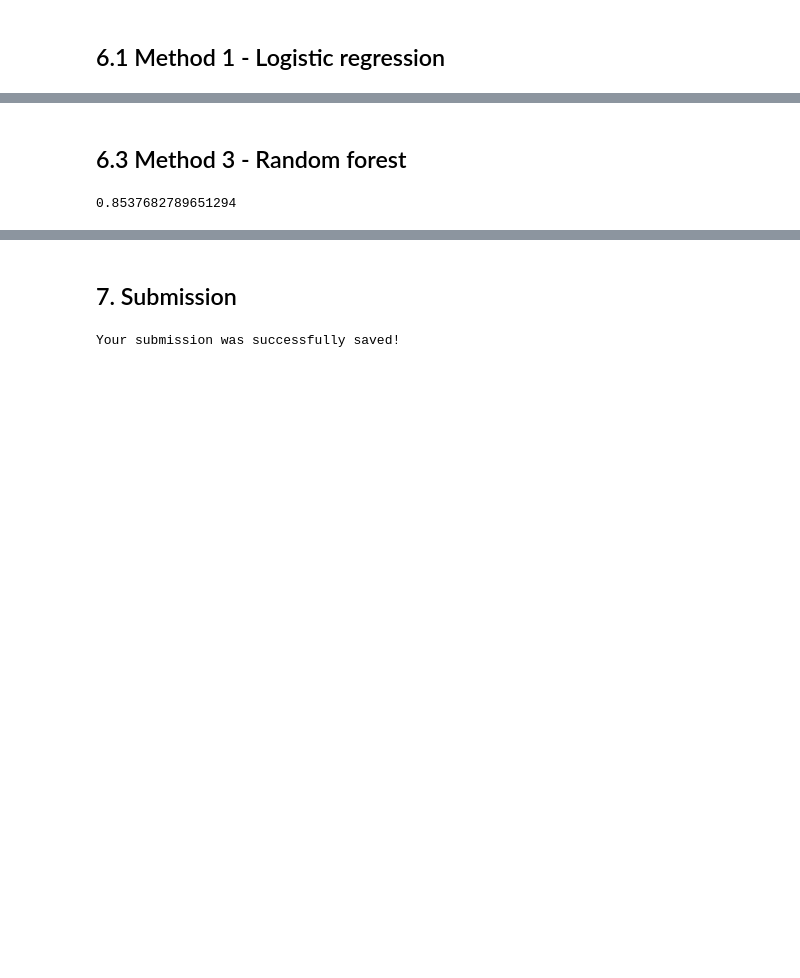
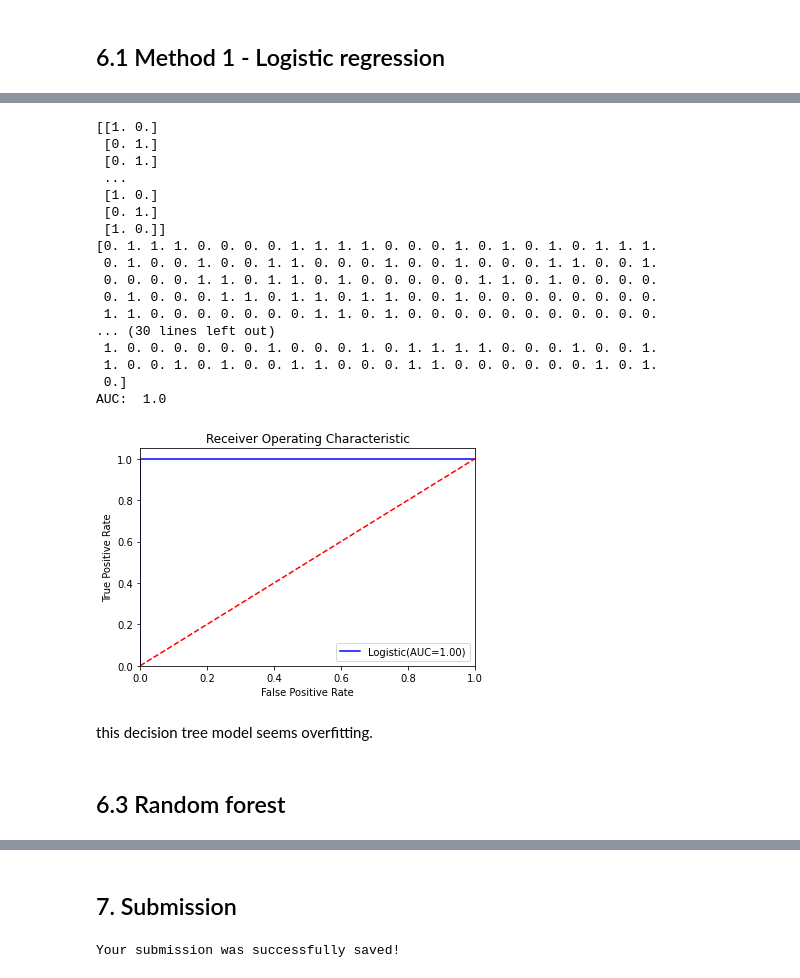
Before and after one commit to kavita2103/ML-Titanic, a Jupyter notebook: titanic-notebook-solution.ipynb, the cells around one changed output, grey strips where cells are left out. Saved outputs shown, nothing was run; the diff lists cells and outputs as text; code cells hidden in the pictures; blank space fills up the shorter version.

```diff
--- a/titanic-notebook-solution.ipynb
+++ b/titanic-notebook-solution.ipynb
@@ -294,0 +370,18 @@ print(KNN_classifier.score(train_x, train_y))
+# %%
+model = DecisionTreeClassifier()
+model.fit(x_train, y_train)
+pred_y = model.predict(x_test)
+pred_y_train = model.predict(x_train)
+
+
+
+print(classification_report(y_train, pred_y_train))
+print(confusion_matrix(y_train, pred_y_train))
+
+
+#Accuracy score
+#accuracy_score = accuracy_score(y_test,y_pred_testlr)
+accuracy_score1= model.score(x_train, y_train)
+print(accuracy_score1)
+accuracy_score = accuracy_score(y_train,pred_y_train)
+print('Accuracy score for decision tree :', accuracy_score )
@@ -295,10 +402,50 @@ print(KNN_classifier.score(train_x, train_y))
+# %%
+# ROC Curve and AUC
+#probs = model.predict_proba(x_test)
+probs = model.predict_proba(x_train)
+print(probs)
+
+preds = probs[:,1]
+print(preds)
+
+
+#fpr, tpr, threshold = roc_curve(y_test, preds)
+fpr, tpr, threshold = roc_curve(y_train, preds)
+
+
+roc_auc = auc(fpr, tpr)
+print("AUC: ",roc_auc)
+
+
+plt.plot(fpr, tpr, 'b', label = "Logistic(AUC={:.2f})".format(roc_auc))
+plt.plot([0, 1], [0, 1],'r--')
+plt.xlim([0, 1])
+plt.ylim([0, 1.05])
+plt.ylabel('True Positive Rate')
+plt.xlabel('False Positive Rate')
+plt.title('Receiver Operating Characteristic')
+plt.legend(loc = 'lower right')
+plt.show()
+# %% [output]
+[[1. 0.]
+ [0. 1.]
+ [0. 1.]
+ ...
+ [1. 0.]
+ [0. 1.]
+ [1. 0.]]
+[0. 1. 1. 1. 0. 0. 0. 0. 1. 1. 1. 1. 0. 0. 0. 1. 0. 1. 0. 1. 0. 1. 1. 1.
+ 0. 1. 0. 0. 1. 0. 0. 1. 1. 0. 0. 0. 1. 0. 0. 1. 0. 0. 0. 1. 1. 0. 0. 1.
+ 0. 0. 0. 0. 1. 1. 0. 1. 1. 0. 1. 0. 0. 0. 0. 0. 1. 1. 0. 1. 0. 0. 0. 0.
+ 0. 1. 0. 0. 0. 1. 1. 0. 1. 1. 0. 1. 1. 0. 0. 1. 0. 0. 0. 0. 0. 0. 0. 0.
+ 1. 1. 0. 0. 0. 0. 0. 0. 0. 1. 1. 0. 1. 0. 0. 0. 0. 0. 0. 0. 0. 0. 0. 0.
+... (30 lines left out)
+ 1. 0. 0. 0. 0. 0. 0. 1. 0. 0. 0. 1. 0. 1. 1. 1. 1. 0. 0. 0. 1. 0. 0. 1.
+ 1. 0. 0. 1. 0. 1. 0. 0. 1. 1. 0. 0. 0. 1. 1. 0. 0. 0. 0. 0. 0. 1. 0. 1.
+ 0.]
+AUC:  1.0
+[figure, added]
+# %% [markdown]
+this decision tree model seems overfitting.
 # %% [markdown]
-## 6.3 Method 3 - Random forest
+## 6.3 Random forest
-# %%
-from sklearn.ensemble import RandomForestClassifier
-model = RandomForestClassifier(n_estimators=100, max_depth=5, random_state=1)
-model.fit(train_x, train_y)
-prediction_y = model.predict(test_x)
-print(model.score(train_x, train_y))
-# %% [output]
-0.8537682789651294
```
Also changed, not shown: parts of 36 cells of this notebook.
